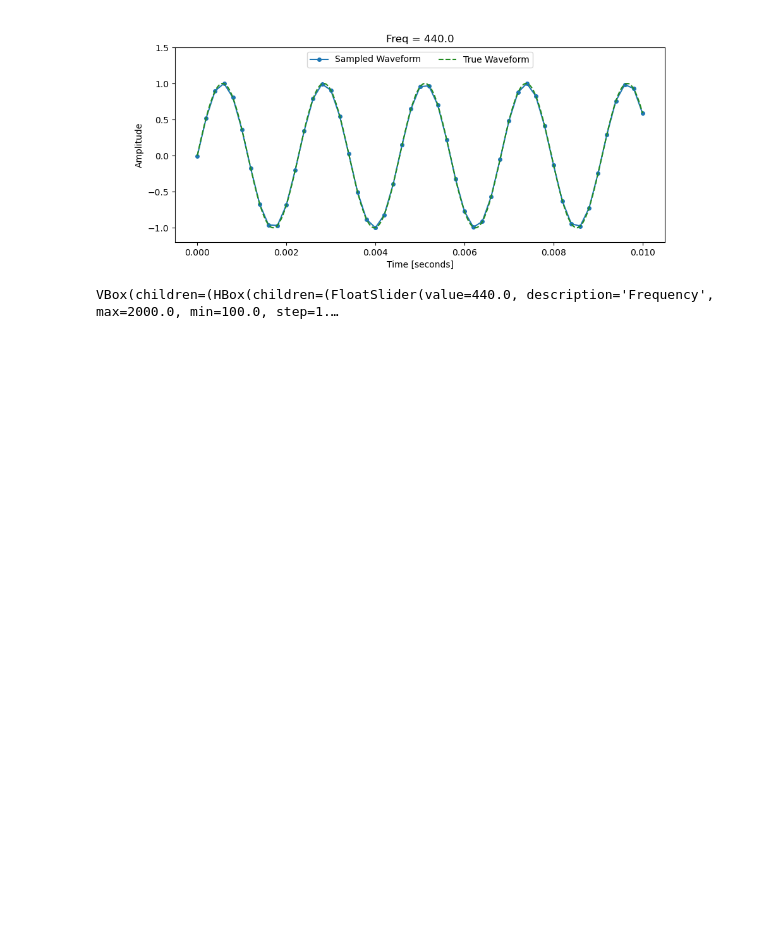
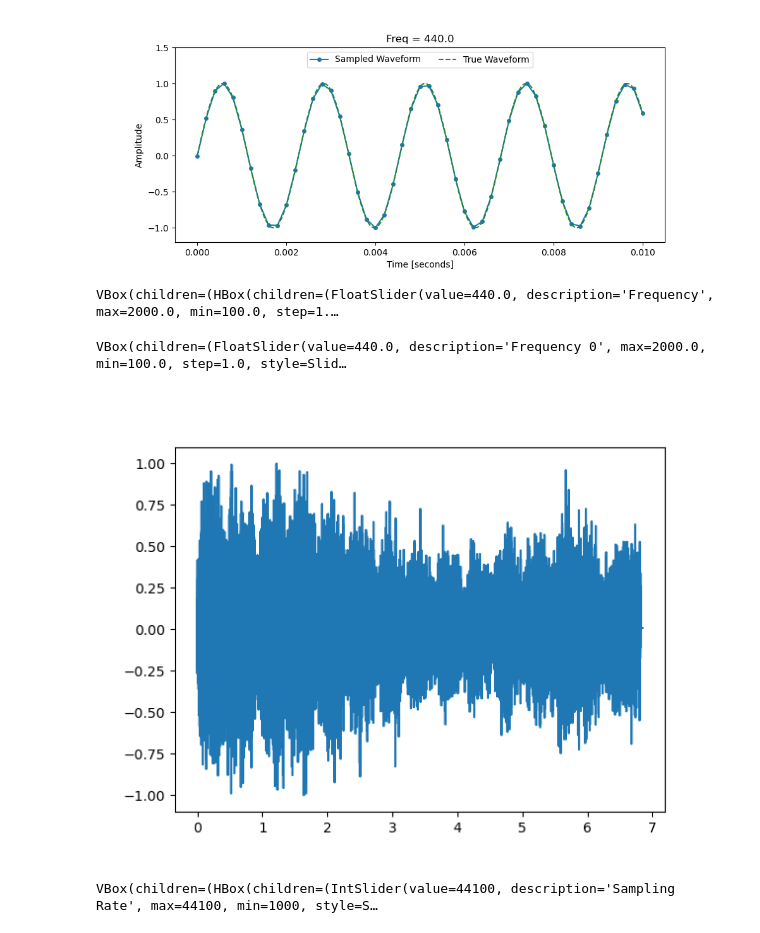
Before and after one commit to SamBT/react23-sound-demo, a Jupyter notebook: content/physics-of-sound-tutorial.ipynb, the cells around one changed output. Cells and saved outputs as stored; diff of their text form; code cells hidden in the pictures; blank space fills up the shorter version.

Commit message:
added beethoven example

```diff
--- a/content/physics-of-sound-tutorial.ipynb
+++ b/content/physics-of-sound-tutorial.ipynb
@@ -416,3 +416,14 @@ interactive_bitdepth_sampling_player()
 # %% [output]
 [figure]
 VBox(children=(HBox(children=(FloatSlider(value=440.0, description='Frequency', max=2000.0, min=100.0, step=1.…
+# %%
+from helpers import bitdepth_sampling_chord
+bitdepth_sampling_chord()
+# %% [output]
+VBox(children=(FloatSlider(value=440.0, description='Frequency 0', max=2000.0, min=100.0, step=1.0, style=Slid…
+# %%
+from helpers import beethoven_player
+beethoven_player()
+# %% [output]
+[figure, added]
+VBox(children=(HBox(children=(IntSlider(value=44100, description='Sampling Rate', max=44100, min=1000, style=S…
```
Also changed, not shown: 3 other files.
